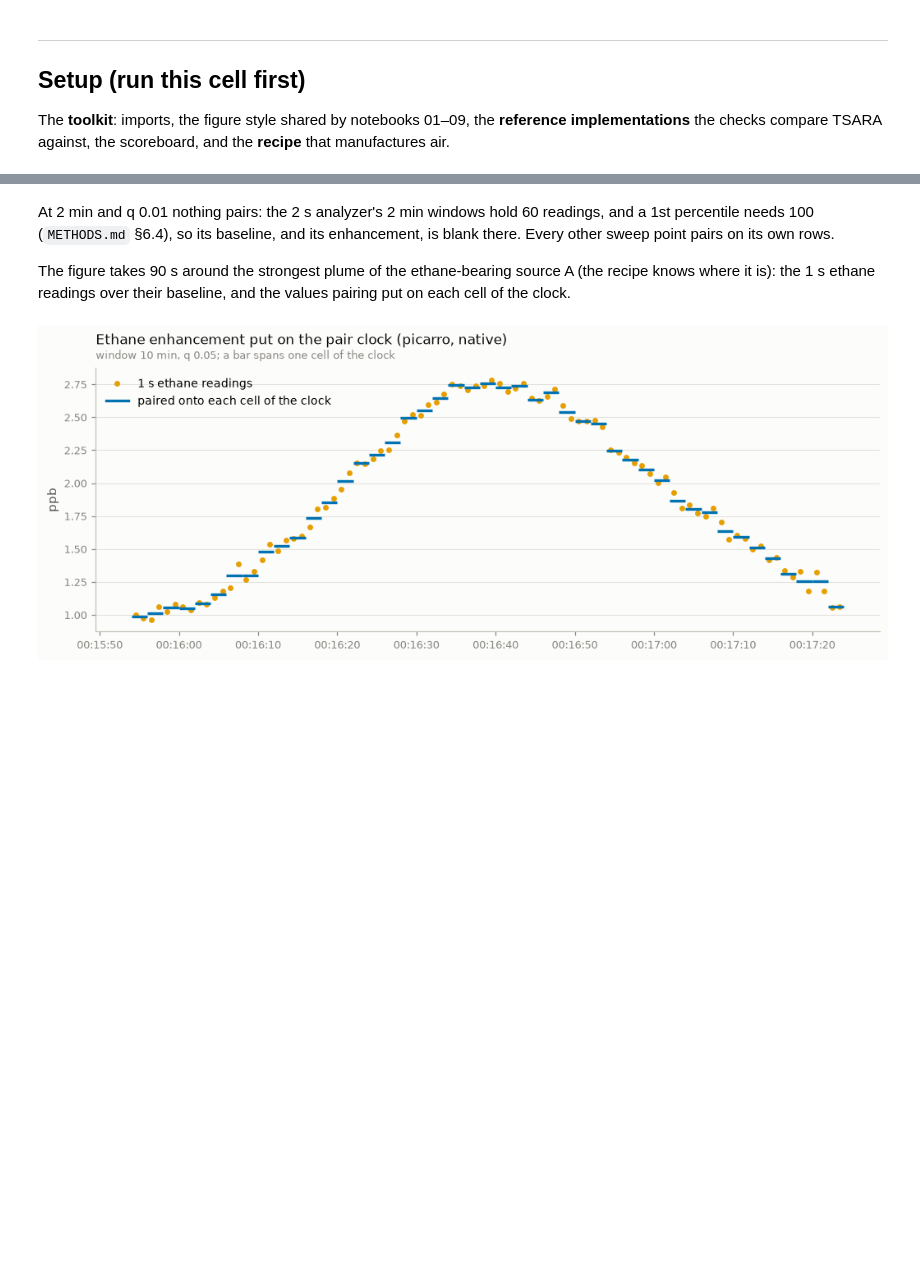
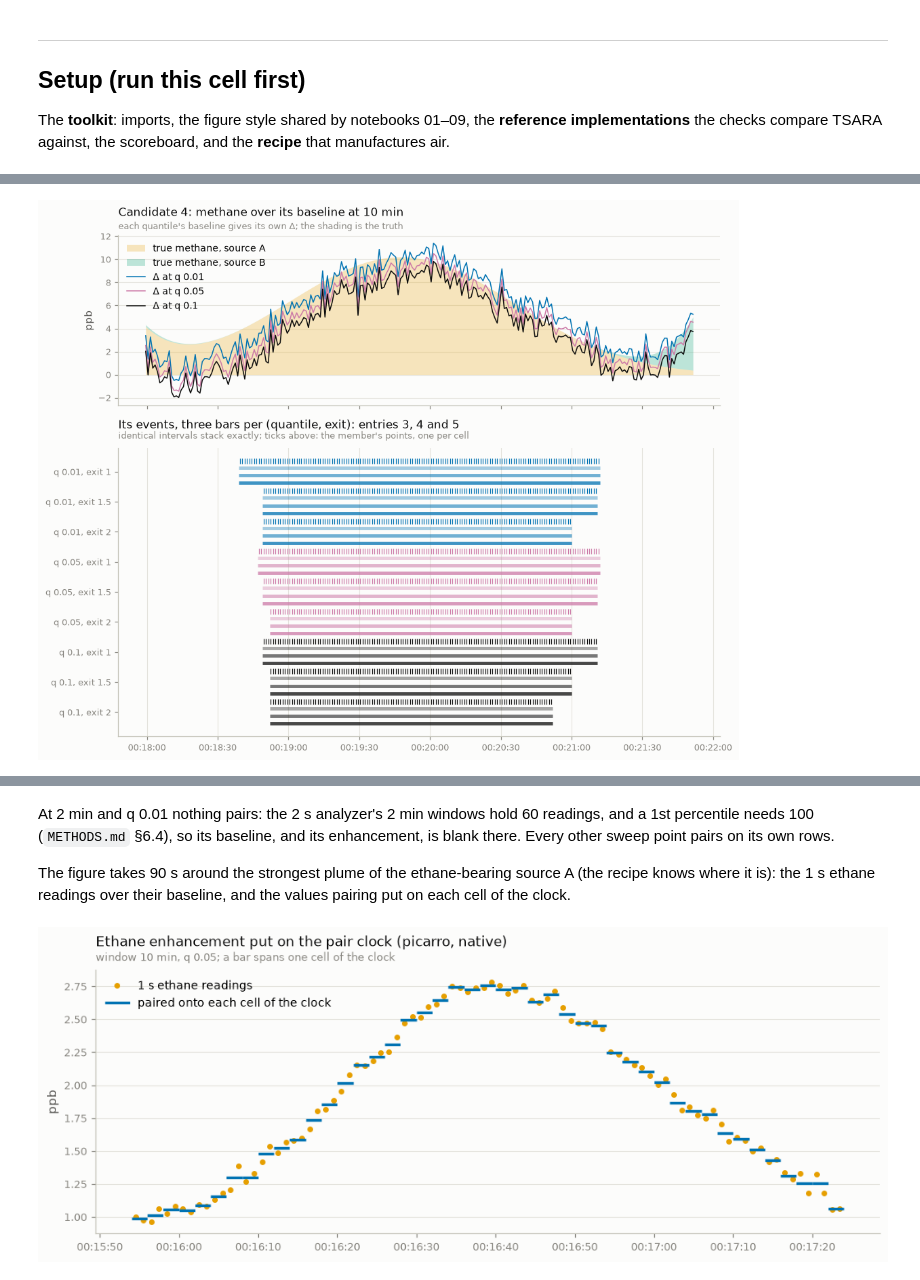
Before and after one commit to agmeyer4/tsara, a Jupyter notebook: examples/notebooks/09_ratio_fits_walkthrough.ipynb, the cells around one changed output, grey strips where cells are left out. Saved outputs shown, nothing was run; the diff lists cells and outputs as text; code cells hidden in the pictures; blank space fills up the shorter version.

```diff
--- a/examples/notebooks/09_ratio_fits_walkthrough.ipynb
+++ b/examples/notebooks/09_ratio_fits_walkthrough.ipynb
@@ -793,0 +884,78 @@ ethane: 3598 readings behind the pairs, borrowed share 0.00, readings in more th
+# %%
+mid = pairs.time.values.astype("datetime64[ns]").astype(np.int64)
+lo = events.start_time.min() - pd.Timedelta("40s")
+hi = events.end_time.max() + pd.Timedelta("40s")
+near = (pairs.time.values >= np.datetime64(lo)) & (pairs.time.values < np.datetime64(hi))
+colors = {0.01: C1, 0.05: C4, 0.10: INK}  # the quantiles; amber and green are the sources
+
+fig, (top, bars) = plt.subplots(
+    2, 1, figsize=(9.5, 7.6), sharex=True, gridspec_kw={"height_ratios": [1, 1.7]}
+)
+tt = pairs.time.values[near]
+top.fill_between(
+    tt, 0, truth["A"][near], color=C2, alpha=0.25, lw=0, label="true methane, source A"
+)
+top.fill_between(
+    tt,
+    truth["A"][near],
+    (truth["A"] + truth["B"])[near],
+    color=C3,
+    alpha=0.25,
+    lw=0,
+    label="true methane, source B",
+)
+for q, color in colors.items():
+    values = pairs["enhancement_ch4"].sel(baseline_window=WINDOW, baseline_quantile=q).values
+    top.plot(tt, values[near], color=color, lw=1, label=f"Δ at q {q:g}")
+finish(
+    top,
+    title=f"Candidate {CANDIDATE}: methane over its baseline at {WINDOW / 60:g} min",
+    sub="each quantile's baseline gives its own Δ; the shading is the truth",
+    ylab="ppb",
+    legend=True,
+    loc="upper left",
+)
+
+labels, positions = [], []
+for g, ((q, x), group) in enumerate(events.groupby(["baseline_quantile", "exit_multiple"])):
+    base = 4 * g  # three bars per row, then a gap
+    for row in group.itertuples():
+        k = {3.0: 0, 4.0: 1, 5.0: 2}.get(row.enter_multiple, 2)
+        bars.plot(
+            [row.start_time, row.end_time],
+            [base + k] * 2,
+            color=colors[q],
+            lw=3.2,
+            alpha=0.35 + 0.2 * k,
+            solid_capstyle="butt",
+        )
+    member = members[(members.baseline_quantile == q) & (members.exit_multiple == x)]
+    if len(member):
+        m = member.iloc[0]
+        points = reference_points(
+            mid, pd.Timestamp(m.start_time).value, pd.Timestamp(m.end_time).value
+        )
+        bars.plot(
+            pairs.time.values[points],
+            np.full(len(points), base - 0.9),
+            "|",
+            color=colors[q],
+            ms=5,
+            mew=0.8,
+        )
+    labels.append(f"q {q:g}, exit {x:g}")
+    positions.append(base + 0.5)
+bars.set_yticks(positions)
+bars.set_yticklabels(labels)
+bars.invert_yaxis()
+finish(
+    bars,
+    title="Its events, three bars per (quantile, exit): entries 3, 4 and 5",
+    sub="identical intervals stack exactly; ticks above: the member's points, one per cell",
+    grid_axis="x",
+)
+clock(bars, "%H:%M:%S")
+plt.tight_layout()
+plt.show()
+# %% [output]
+[figure, added]
```
Also changed, not shown: parts of 68 cells of this notebook.
